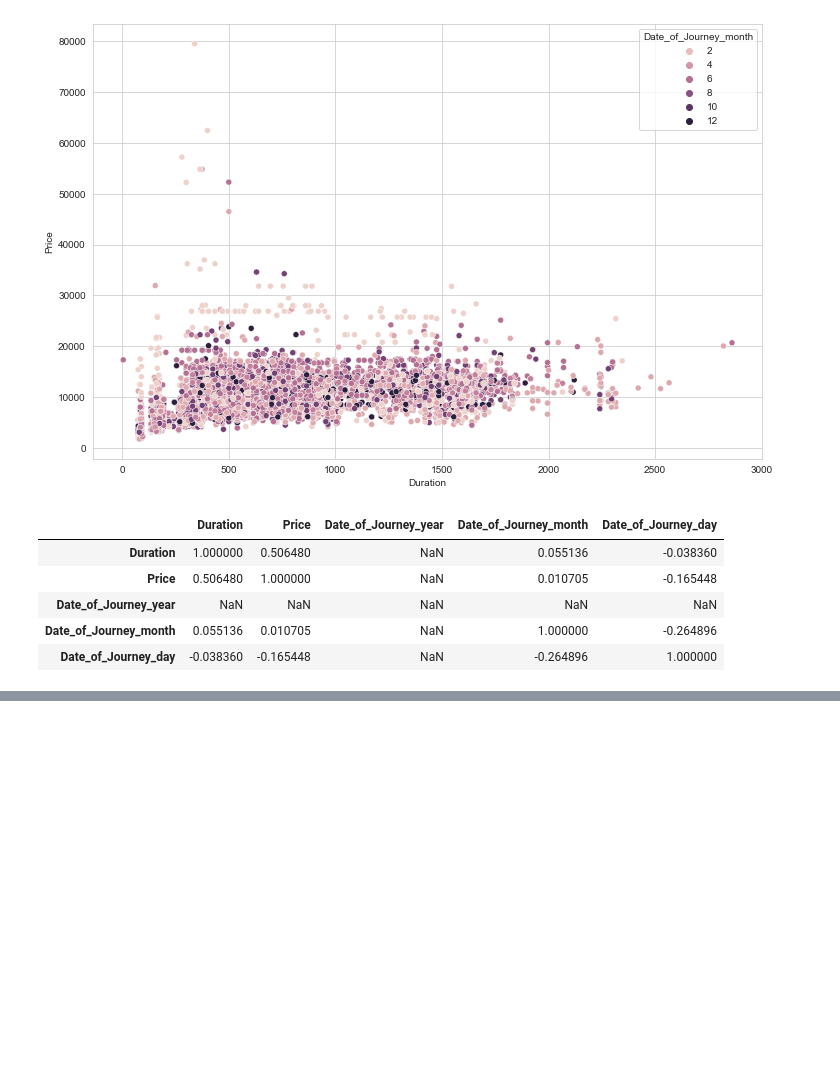
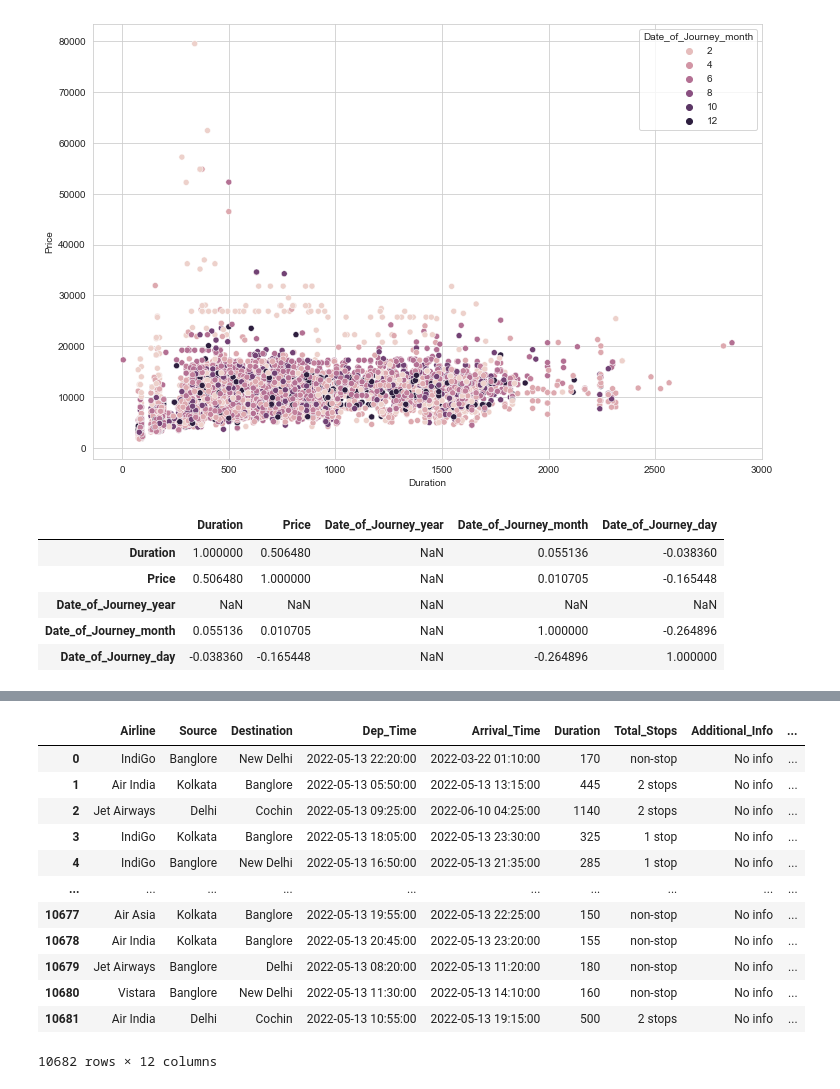
Before and after one commit to saquibmohiuddin/flight-fare-prediction, a Jupyter notebook: flight_fare.ipynb, the cells around one changed output, grey strips where cells are left out. Cells and saved outputs as stored; diff of their text form; code cells hidden in the pictures; blank space fills up the shorter version.

```diff
--- a/flight_fare.ipynb
+++ b/flight_fare.ipynb
@@ -197,8 +197,6 @@ df_train
 | 10680 | Vistara | 2019-01-03 | Banglore | New Delhi | BLR → DEL | 11:30 | 14:10 | 2h 40m | ... |
 | 10681 | Air India | 2019-09-05 | Delhi | Cochin | DEL → GOI → BOM → COK | 10:55 | 19:15 | 8h 20m | ... |
 10682 rows × 14 columns
-# %%
-df_train.drop(["Date_of_Journey", "Route"], axis = 1, inplace=True)
 # %%
 df_train["Additional_Info"].unique()
 # %% [output]
@@ -206,3 +204,5 @@ array(['No info', 'In-flight meal not included',
        'No check-in baggage included', '1 Short layover', 'No Info',
        '1 Long layover', 'Change airports', 'Business class',
        'Red-eye flight', '2 Long layover'], dtype=object)
+# %%
+df_train.drop(["Date_of_Journey", "Route", "Additional_Info"], axis = 1, inplace=True)
@@ -326,0 +338,18 @@ df_train.corr()
+# %%
+df_train["Dep_Time"] = pd.to_datetime(df_train["Dep_Time"])
+df_train["Arrival_Time"] = pd.to_datetime(df_train["Arrival_Time"])
+df_train
+# %% [output]
+|  | Airline | Source | Destination | Dep_Time | Arrival_Time | Duration | Total_Stops | Additional_Info | ... |
+| 0 | IndiGo | Banglore | New Delhi | 2022-05-13 22:20:00 | 2022-03-22 01:10:00 | 170 | non-stop | No info | ... |
+| 1 | Air India | Kolkata | Banglore | 2022-05-13 05:50:00 | 2022-05-13 13:15:00 | 445 | 2 stops | No info | ... |
+| 2 | Jet Airways | Delhi | Cochin | 2022-05-13 09:25:00 | 2022-06-10 04:25:00 | 1140 | 2 stops | No info | ... |
+| 3 | IndiGo | Kolkata | Banglore | 2022-05-13 18:05:00 | 2022-05-13 23:30:00 | 325 | 1 stop | No info | ... |
+| 4 | IndiGo | Banglore | New Delhi | 2022-05-13 16:50:00 | 2022-05-13 21:35:00 | 285 | 1 stop | No info | ... |
+| ... | ... | ... | ... | ... | ... | ... | ... | ... | ... |
+| 10677 | Air Asia | Kolkata | Banglore | 2022-05-13 19:55:00 | 2022-05-13 22:25:00 | 150 | non-stop | No info | ... |
+| 10678 | Air India | Kolkata | Banglore | 2022-05-13 20:45:00 | 2022-05-13 23:20:00 | 155 | non-stop | No info | ... |
+| 10679 | Jet Airways | Banglore | Delhi | 2022-05-13 08:20:00 | 2022-05-13 11:20:00 | 180 | non-stop | No info | ... |
+| 10680 | Vistara | Banglore | New Delhi | 2022-05-13 11:30:00 | 2022-05-13 14:10:00 | 160 | non-stop | No info | ... |
+| 10681 | Air India | Delhi | Cochin | 2022-05-13 10:55:00 | 2022-05-13 19:15:00 | 500 | 2 stops | No info | ... |
+10682 rows × 12 columns
```
Also changed, not shown: parts of 8 cells of this notebook.
